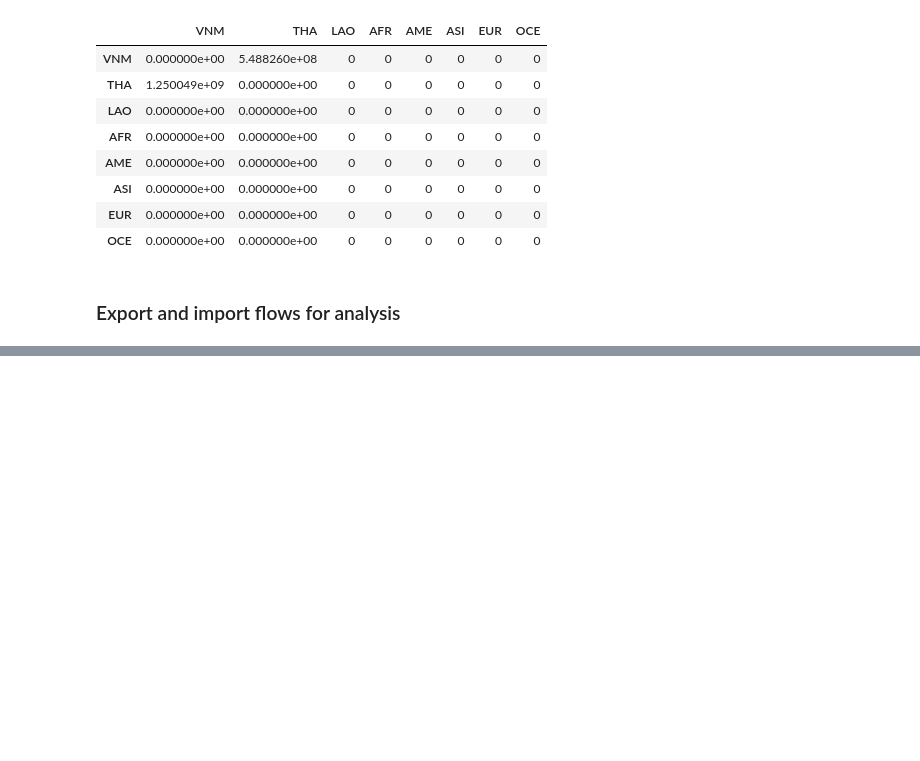
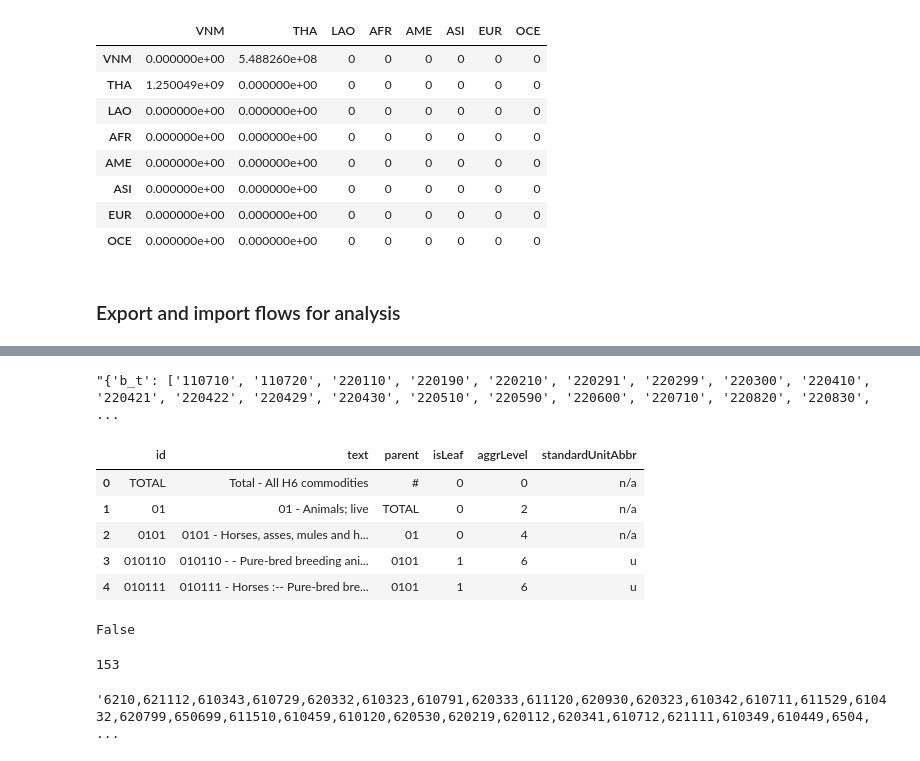
Before and after one commit to ccolon/disrupt-sc, a Jupyter notebook: dataprep/Trade.ipynb, the cells around one changed output, grey strips where cells are left out. Saved outputs shown, nothing was run; the diff lists cells and outputs as text; code cells hidden in the pictures; blank space fills up the shorter version.

```diff
--- a/dataprep/Trade.ipynb
+++ b/dataprep/Trade.ipynb
@@ -616,0 +742,20 @@ df.to_csv(os.path.join(folder, "Data", "Structured", "Trade", 'export_flows.csv'
+# %%
+str(res)[:1000]
+# %% [output]
+"{'b_t': ['110710', '110720', '220110', '220190', '220210', '220291', '220299', '220300', '220410', '220421', '220422', '220429', '220430', '220510', '220590', '220600', '220710', '220820', '220830',  ...
+# %%
+import requests
+
+url = "https://comtradeapi.un.org/files/v1/app/reference/HS.json"
+response = requests.get(url)
+response.raise_for_status()  # Raise an error for bad responses (4xx and 5xx)
+ref_hs = response.json()
+ref_hs = pd.DataFrame(ref_hs['results'])
+ref_hs.head()
+# %% [output]
+|  | id | text | parent | isLeaf | aggrLevel | standardUnitAbbr |
+| 0 | TOTAL | Total - All H6 commodities | # | 0 | 0 | n/a |
+| 1 | 01 | 01 - Animals; live | TOTAL | 0 | 2 | n/a |
+| 2 | 0101 | 0101 - Horses, asses, mules and h... | 01 | 0 | 4 | n/a |
+| 3 | 010110 | 010110 - - Pure-bred breeding ani... | 0101 | 1 | 6 | u |
+| 4 | 010111 | 010111 - Horses :-- Pure-bred bre... | 0101 | 1 | 6 | u |
@@ -616,0 +764,4 @@ df.to_csv(os.path.join(folder, "Data", "Structured", "Trade", 'export_flows.csv'
+# %%
+hs_4digits_to_6digits['0201']
+# %% [output]
+False
@@ -616,0 +786,7 @@ df.to_csv(os.path.join(folder, "Data", "Structured", "Trade", 'export_flows.csv'
+# %%
+the_list = res['wap']
+print(len(the_list))
+str(the_list).replace("'", "").replace("[", "").replace("]", "").replace(" ", "")
+# %% [output]
+153
+'6210,621112,610343,610729,620332,610323,610791,620333,611120,620930,620323,610342,610711,611529,610432,620799,650699,611510,610459,610120,620530,620219,620112,620341,610712,621111,610349,610449,6504, ...
```
Also changed, not shown: parts of 17 cells of this notebook, 38 other files.
